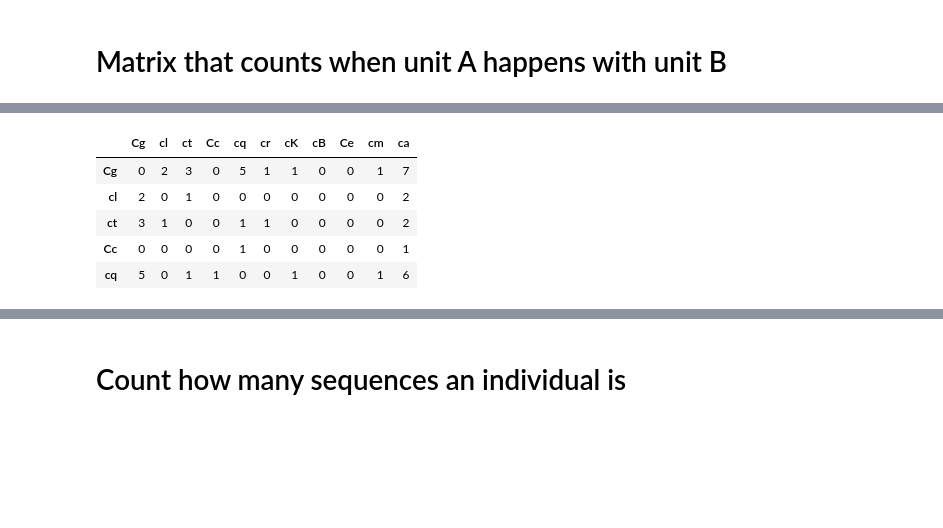
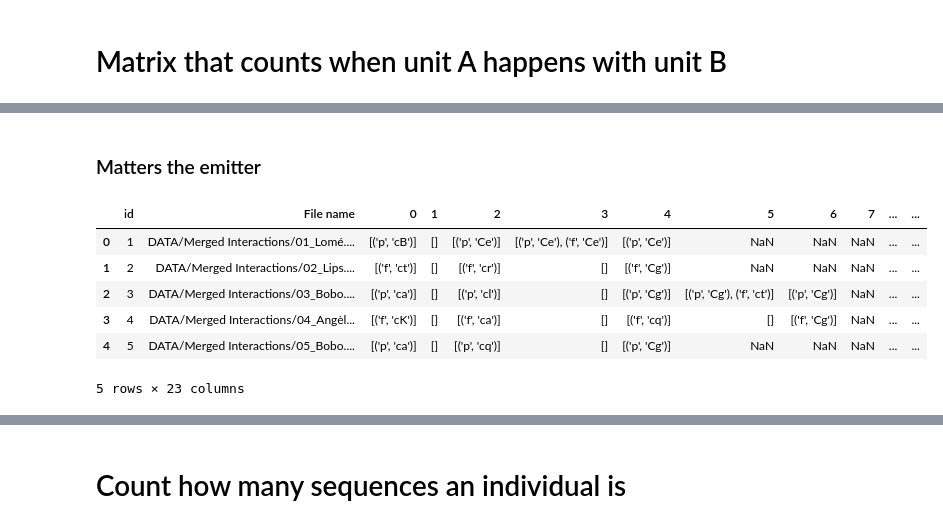
Before and after one commit to arthurdpcm/multi-interaction, a Jupyter notebook: boris2sentence.ipynb, the cells around one changed output, grey strips where cells are left out. Saved outputs shown, nothing was run; the diff lists cells and outputs as text; code cells hidden in the pictures; blank space fills up the shorter version.

```diff
--- a/boris2sentence.ipynb
+++ b/boris2sentence.ipynb
@@ -321,0 +116,3 @@ for filename in os.listdir(directory):
+# %%
+category_options = ['units', 'modality', 'social value', 'both' ]
+category = category_options[0]  # select 'units' as the category
@@ -321,0 +153,13 @@ for filename in os.listdir(directory):
+# %%
+csv_file_path = "Outputs/"+category+"/no_meta_"+ category +"_sequence_csv.csv"
+excel_file_path = "Outputs/"+category+"/no_meta_"+ category +"_sequence_excel.xlsx"
+
+max_columns = 0
+with open(csv_file_path, 'r') as file:
+    for line in file:
+        num_columns = len(line.split(',"'))
+        max_columns = max(max_columns, num_columns)
+column_names = ['id', 'File name'] + [i for i in range(max_columns-1)]
+
+sequence_df = pd.read_csv(csv_file_path, delimiter=",", names=column_names).drop(0)
+sequence_df.to_excel(excel_file_path, index=False)
@@ -322,7 +340,7 @@ for filename in os.listdir(directory):
 # %% [markdown]
 #### Actions to Dataframe
 # %%
-sequences_overlap_file = "Outputs/overlap_test.csv"
+sequences_overlap_file = "Outputs/"+category+"/Overlap_Sequence_"+category+".csv"
 max_columns = 0
 with open(sequences_overlap_file, 'r') as file:
     for line in file:
@@ -1104 +1102,3 @@ ethogram_df = pd.read_excel(ethofile)
+# %% [markdown]
+### Matters the emitter
 # %%
@@ -1139,9 +1132,10 @@ for _, row in sequence_df.iterrows():
 # %%
-units_matrix.head()
+overlap_csv.head()
 # %% [output]
-|  | Cg | cl | ct | Cc | cq | cr | cK | cB | Ce | cm | ca |
-| Cg | 0 | 2 | 3 | 0 | 5 | 1 | 1 | 0 | 0 | 1 | 7 |
-| cl | 2 | 0 | 1 | 0 | 0 | 0 | 0 | 0 | 0 | 0 | 2 |
-| ct | 3 | 1 | 0 | 0 | 1 | 1 | 0 | 0 | 0 | 0 | 2 |
-| Cc | 0 | 0 | 0 | 0 | 1 | 0 | 0 | 0 | 0 | 0 | 1 |
-| cq | 5 | 0 | 1 | 1 | 0 | 0 | 1 | 0 | 0 | 1 | 6 |
+|  | id | File name | 0 | 1 | 2 | 3 | 4 | 5 | 6 | 7 | ... | ... |
+| 0 | 1 | DATA/Merged Interactions/01_Lomé.... | [('p', 'cB')] | [] | [('p', 'Ce')] | [('p', 'Ce'), ('f', 'Ce')] | [('p', 'Ce')] | NaN | NaN | NaN | ... | ... |
+| 1 | 2 | DATA/Merged Interactions/02_Lips.... | [('f', 'ct')] | [] | [('f', 'cr')] | [] | [('f', 'Cg')] | NaN | NaN | NaN | ... | ... |
+| 2 | 3 | DATA/Merged Interactions/03_Bobo.... | [('p', 'ca')] | [] | [('p', 'cl')] | [] | [('p', 'Cg')] | [('p', 'Cg'), ('f', 'ct')] | [('p', 'Cg')] | NaN | ... | ... |
+| 3 | 4 | DATA/Merged Interactions/04_Angèl... | [('f', 'cK')] | [] | [('f', 'ca')] | [] | [('f', 'cq')] | [] | [('f', 'Cg')] | NaN | ... | ... |
+| 4 | 5 | DATA/Merged Interactions/05_Bobo.... | [('p', 'ca')] | [] | [('p', 'cq')] | [] | [('p', 'Cg')] | NaN | NaN | NaN | ... | ... |
+5 rows × 23 columns
```
Also changed, not shown: parts of 129 cells of this notebook.
